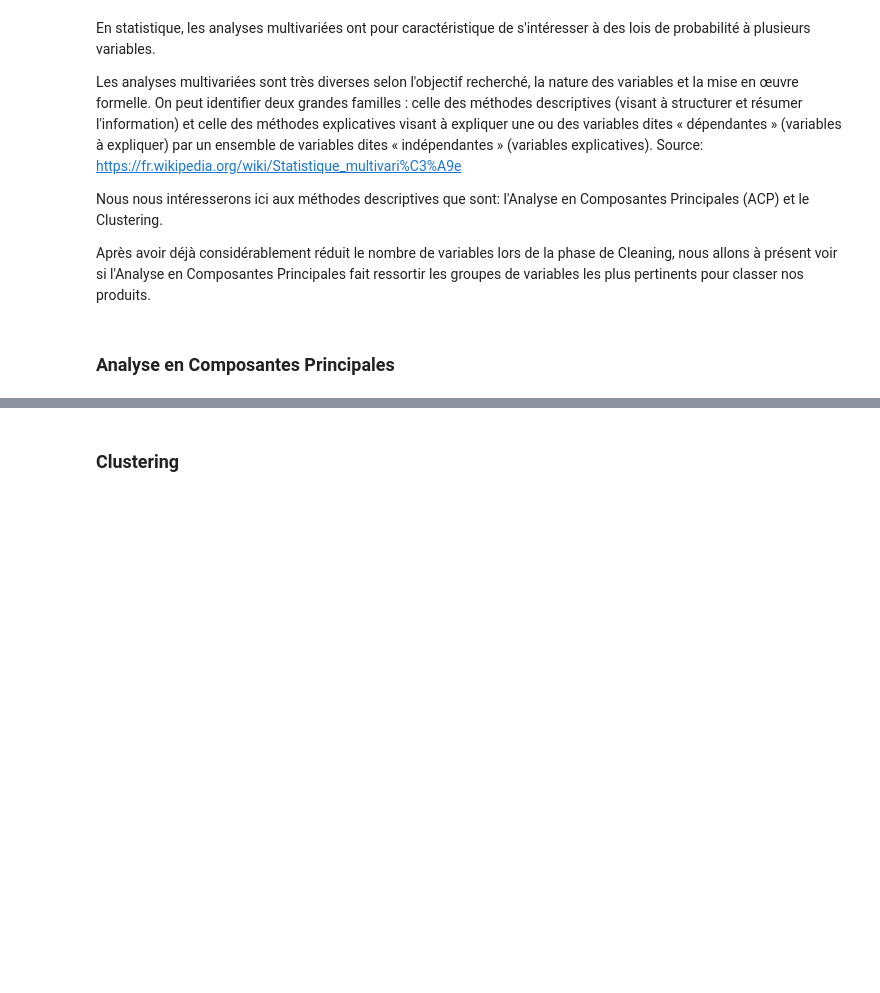
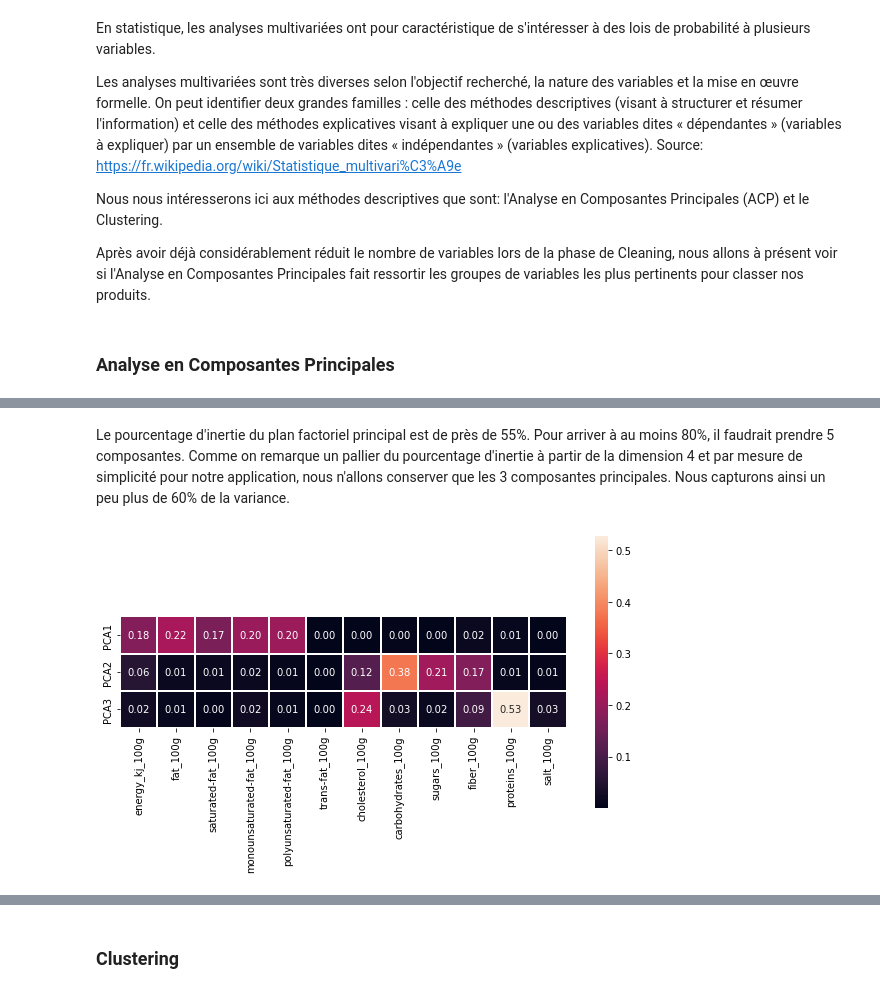
Before and after one commit to Milie-Mimi/OC_DS_Project3, a Jupyter notebook: Projet_3_EDA_EGR.ipynb, the cells around one changed output, grey strips where cells are left out. Drawn from its saved outputs; the diff is of its cells as text; code cells hidden in the pictures; blank space fills up the shorter version.

```diff
--- a/Projet_3_EDA_EGR.ipynb
+++ b/Projet_3_EDA_EGR.ipynb
@@ -1317,0 +1216,22 @@ display_factorial_planes(X[20:30], 4, pca, [(0,1), (2,3)], labels = np.array(nam
+# %% [markdown]
+Le pourcentage d'inertie du plan factoriel principal est de près de 55%. Pour arriver à au moins 80%, il faudrait prendre 5 composantes. Comme on remarque un pallier du pourcentage d'inertie à partir de la dimension 4 et par mesure de simplicité pour notre application, nous n'allons conserver que les 3 composantes principales. Nous capturons ainsi un peu plus de 60% de la variance.
+# %%
+# Calcul de l'ACP sur les 3 principales composantes
+n_comp = 3
+X = data[acp_vars]
+keep_ind = X.index
+
+# Centrage / Réduction
+X = StandardScaler().fit_transform(X)
+
+# ACP
+pca = decomposition.PCA(n_components = n_comp)
+pca.fit(X)
+X = pca.transform(X)
+# %%
+plt.figure(figsize=(10, 5))
+sns.heatmap(pca.components_**2, yticklabels=["PCA"+str(x) for x in range(1,pca.n_components_+1)],
+            xticklabels=list(acp_vars), annot=True, fmt='.2f', square=True, linewidths=0.05,
+            cbar_kws={"orientation": "vertical"});
+# %% [output]
+[figure, added]
```
Also changed, not shown: parts of 27 cells of this notebook.
